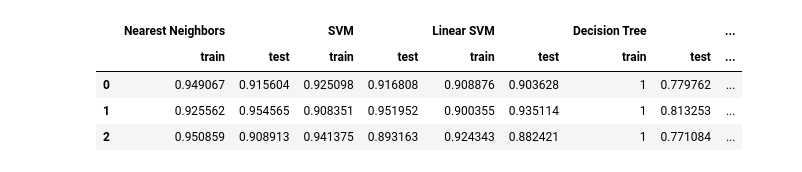
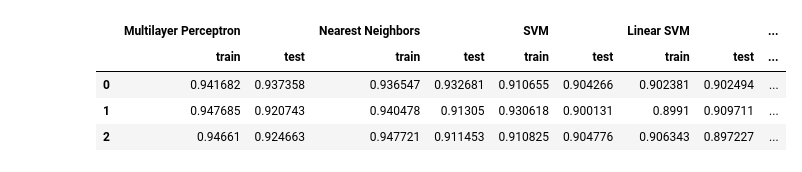
Before and after one commit to alvarouc/polyssifier, a Jupyter notebook: sample/example.ipynb, the cells around one changed output. Drawn from its saved outputs; the diff is of its cells as text; code cells hidden in the pictures.

```diff
--- a/sample/example.ipynb
+++ b/sample/example.ipynb
@@ -48,10 +41,10 @@ Voting              train  0.852957  0.029243  0.831325  0.886228
-# %%
-scores
-# %% [output]
-|  | Nearest Neighbors |  | SVM |  | Linear SVM |  | Decision Tree |  | ... |
-|  | train | test | train | test | train | test | train | test | ... |
-| 0 | 0.949067 | 0.915604 | 0.925098 | 0.916808 | 0.908876 | 0.903628 | 1 | 0.779762 | ... |
-| 1 | 0.925562 | 0.954565 | 0.908351 | 0.951952 | 0.900355 | 0.935114 | 1 | 0.813253 | ... |
-| 2 | 0.950859 | 0.908913 | 0.941375 | 0.893163 | 0.924343 | 0.882421 | 1 | 0.771084 | ... |
+# %%
+report.scores
+# %% [output]
+|  | Multilayer Perceptron |  | Nearest Neighbors |  | SVM |  | Linear SVM |  | ... |
+|  | train | test | train | test | train | test | train | test | ... |
+| 0 | 0.941682 | 0.937358 | 0.936547 | 0.932681 | 0.910655 | 0.904266 | 0.902381 | 0.902494 | ... |
+| 1 | 0.947685 | 0.920743 | 0.940478 | 0.91305 | 0.930618 | 0.900131 | 0.8991 | 0.909711 | ... |
+| 2 | 0.94661 | 0.924663 | 0.947721 | 0.911453 | 0.910825 | 0.904776 | 0.906343 | 0.897227 | ... |
 # %%
 plt.figure(figsize=(20, 10))
```
Also changed, not shown: parts of 7 cells of this notebook, 1 other file.
